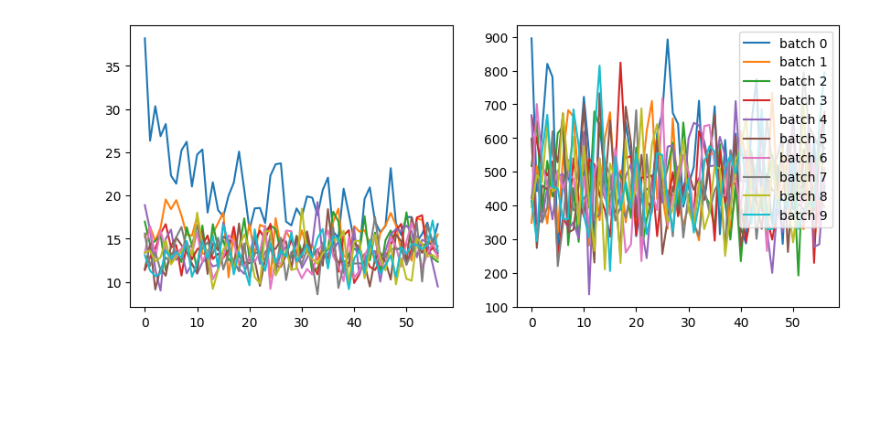
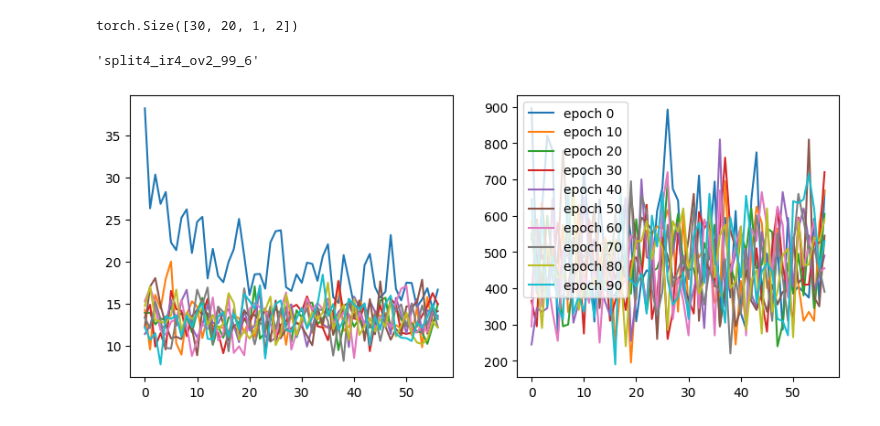
Before and after one commit to michaelsprintson/audiopfnet, a Jupyter notebook: playground.ipynb, the cells around one changed output. Saved outputs shown, nothing was run; the diff lists cells and outputs as text; code cells hidden in the pictures; blank space fills up the shorter version.

```diff
--- a/playground.ipynb
+++ b/playground.ipynb
@@ -86,7 +88,7 @@ len(train_dataset) / 20
 model.train()
 losses = []
 c = 0
-for epoch in tqdm(range(100)):
+for epoch in tqdm(range(1)):
     el = []
     for iteration, data in enumerate(train_loader):
         c += 1
@@ -103,6 +105,14 @@ for epoch in tqdm(range(100)):
         loss_all = loss.to('cpu').detach().numpy()
         el.append((loss_all, loss_last))
     losses.append(el)
+# %%
+particle_pred.shape
+# %% [output]
+torch.Size([30, 20, 1, 2])
+# %%
+lbl
+# %% [output]
+'split4_ir4_ov2_99_6'
 # %%
 new_losses = [[(float(j[0]),float(j[1])) for j in i] for i in losses]
 # %%
@@ -113,12 +123,12 @@ with open("test.json", 'w') as f:
 np_losses = np.array(new_losses)
 # %%
 fig, (ax0,ax1) = plt.subplots(1,2,figsize = (10,4))
-for nidx, npl in enumerate(np_losses[0:10]):
+for nidx, npl in enumerate(np_losses[::10]):
     l = npl[:,0]
     ll = npl[:,1]
-    ax0.plot(l, label = f"batch {nidx}")
-    ax1.plot(ll, label = f"batch {nidx}")
+    ax0.plot(l, label = f"epoch {nidx*10}")
+    ax1.plot(ll, label = f"epoch {nidx*10}")
 plt.legend()
 plt.show()
 # %% [output]
-[figure, old version]
+[figure, new version]
```
Also changed, not shown: parts of 2 cells of this notebook, 2 other files.
